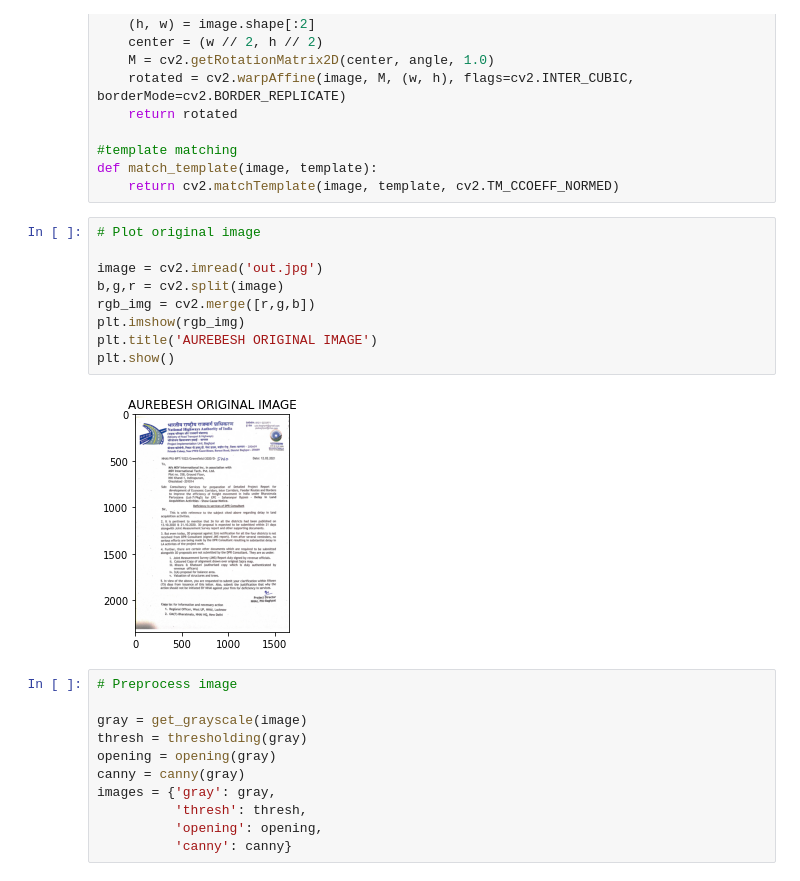
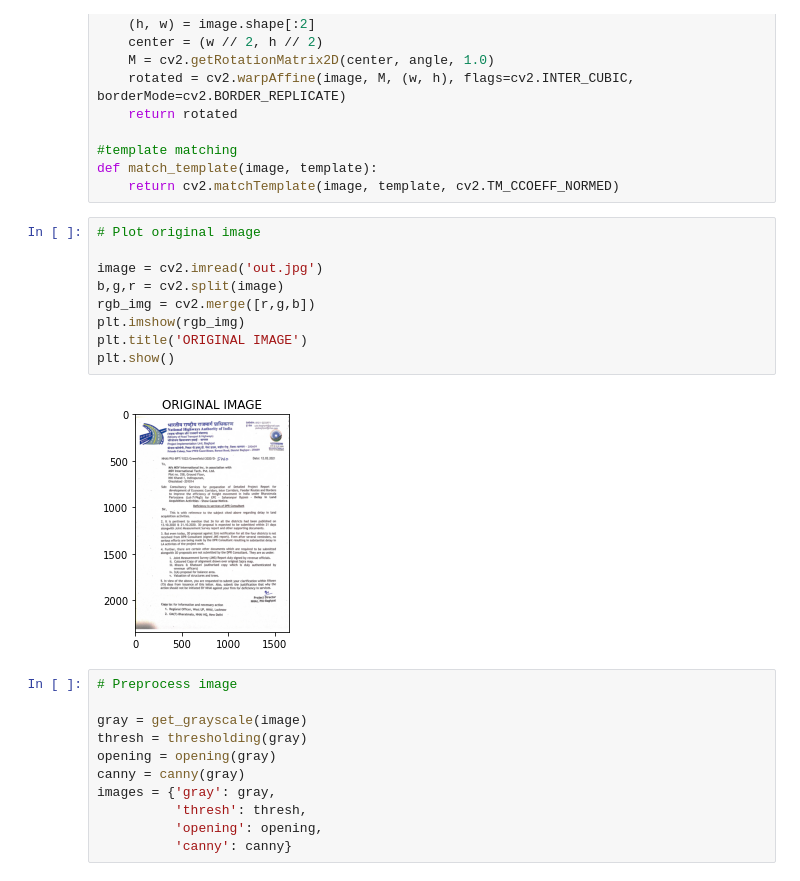
Before and after one commit to shreyas-sachan/Text_extraction_module, a Jupyter notebook: ocr.ipynb, the cells around one changed output. Cells and saved outputs as stored; diff of their text form.

```diff
--- a/ocr.ipynb
+++ b/ocr.ipynb
@@ -57,14 +57,14 @@ def match_template(image, template):
 # %%
 # Plot original image
 
 image = cv2.imread('out.jpg')
 b,g,r = cv2.split(image)
 rgb_img = cv2.merge([r,g,b])
 plt.imshow(rgb_img)
-plt.title('AUREBESH ORIGINAL IMAGE')
+plt.title('ORIGINAL IMAGE')
 plt.show()
 # %% [output]
-[figure, old version]
+[figure, new version]
 # %%
 # Preprocess image
 
```
Also changed, not shown: parts of 4 cells of this notebook.
